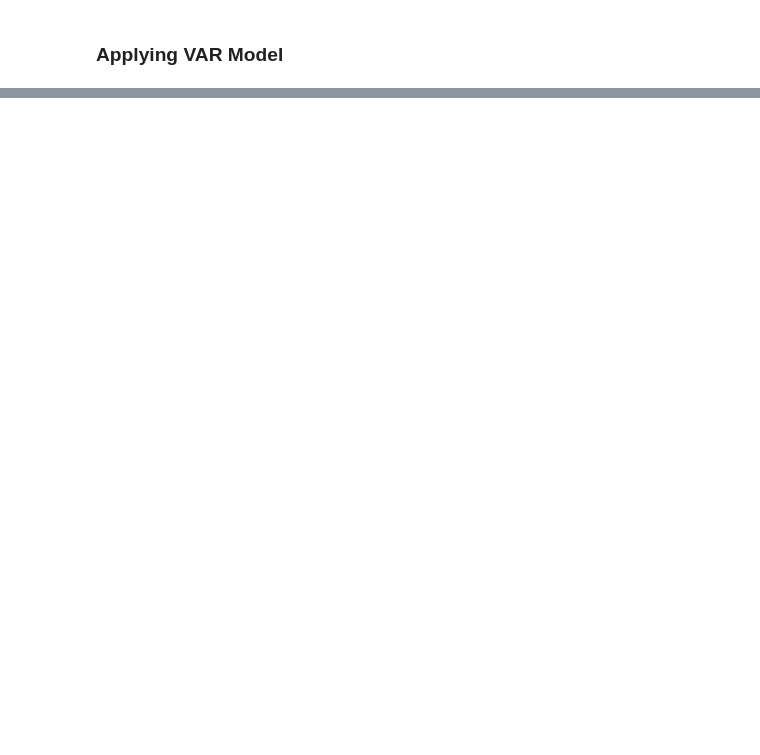
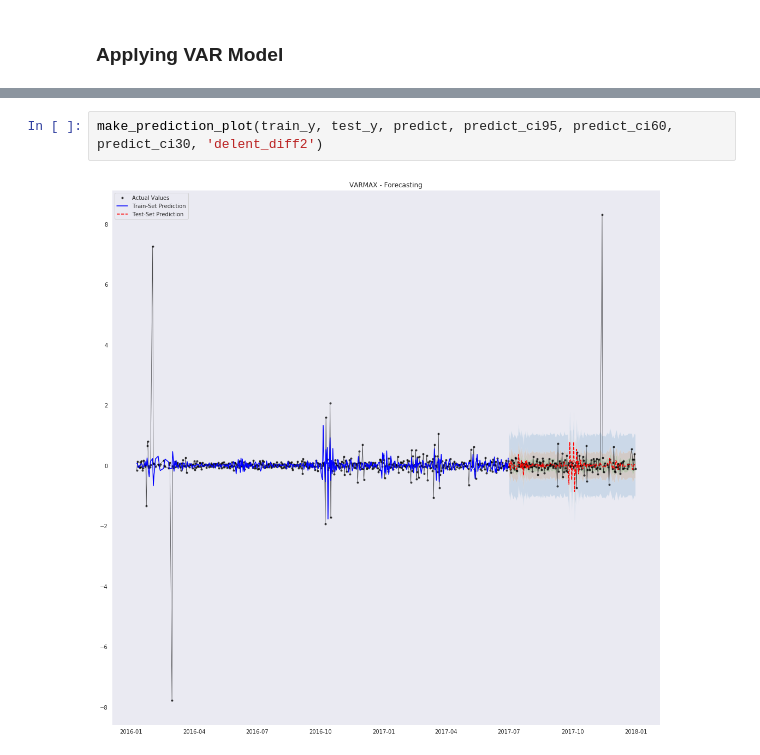
Before and after one commit to sirisurab/transpred, a Jupyter notebook: src/EDA.ipynb, the cells around one changed output, grey strips where cells are left out. Drawn from its saved outputs; the diff is of its cells as text; blank space fills up the shorter version.

```diff
--- a/src/EDA.ipynb
+++ b/src/EDA.ipynb
@@ -786,0 +1058,4 @@ ModuleNotFoundError: No module named 'sklearn'
+# %%
+make_prediction_plot(train_y, test_y, predict, predict_ci95, predict_ci60, predict_ci30, 'delent_diff2')
+# %% [output]
+[figure, added]
```
Also changed, not shown: parts of 27 cells of this notebook.
